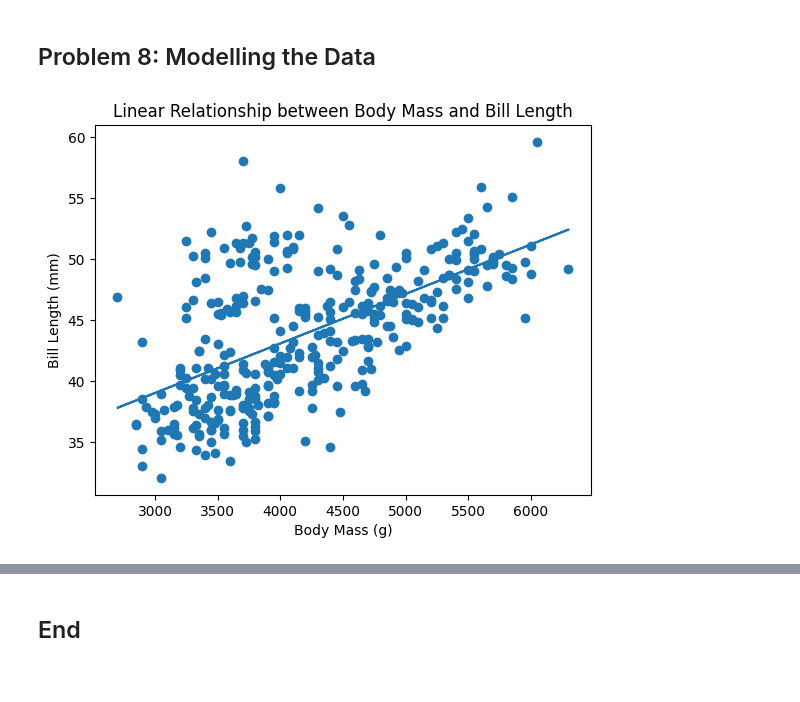
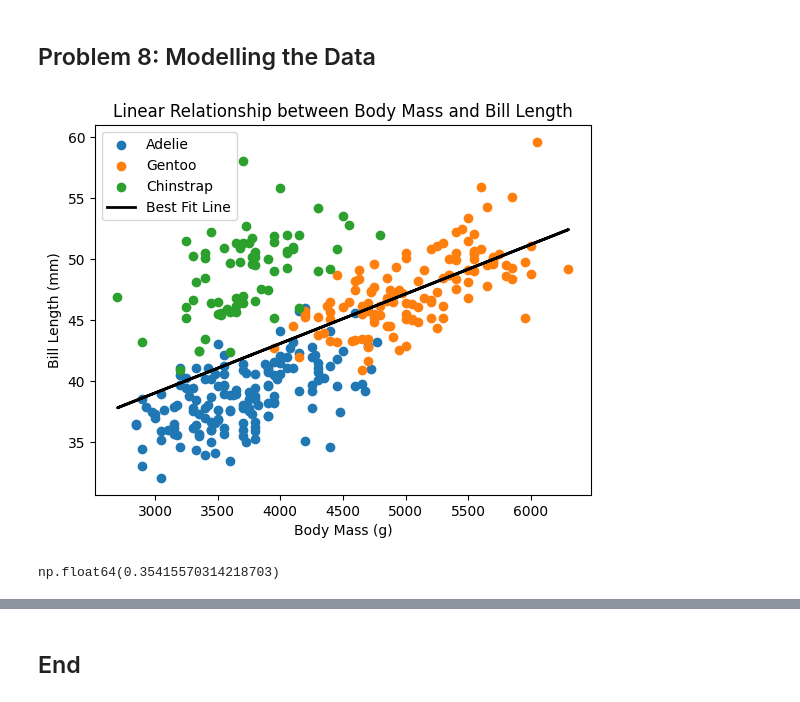
Before and after one commit to aiswarialajan124-png/principles_of_data_analytics, a Jupyter notebook: problems.ipynb, the cells around one changed output, grey strips where cells are left out. Drawn from its saved outputs; the diff is of its cells as text; code cells hidden in the pictures.

Commit message:
Improved code for scatter plot and wrote interpretation of results

```diff
--- a/problems.ipynb
+++ b/problems.ipynb
@@ -137,15 +137,31 @@ coeffs = np.polyfit(x, y,1)
 # Create the line function
 line = np.poly1d(coeffs)
 # %%
-# Scatter plot
-plt.scatter(x, y)
+# Scatter plot colored by species
+for species in df["species"].dropna().unique():
+    subset = df[df["species"] == species]
+    plt.scatter(subset["body_mass_g"], subset["bill_length_mm"], label=species)
 
 # Plot best-fit line
-plt.plot(x, line(x))
+plt.plot(x, line(x), color='black', linewidth=2, label='Best Fit Line')
 
 plt.xlabel("Body Mass (g)")
 plt.ylabel("Bill Length (mm)")
 plt.title("Linear Relationship between Body Mass and Bill Length")
+plt.legend()
 plt.show()
 # %% [output]
-[figure, old version]
+[figure, new version]
+# %%
+# Predicted values
+y_red = line(x)
+
+# Calculate R-squared
+ss_res = np.sum((y - y_red) ** 2)
+ss_tot = np.sum((y - np.mean(y)) ** 2)
+
+r_squared = 1 - (ss_res / ss_tot)
+
+r_squared
+# %% [output]
+np.float64(0.35415570314218703)
```
Also changed, not shown: parts of 1 cell of this notebook.
